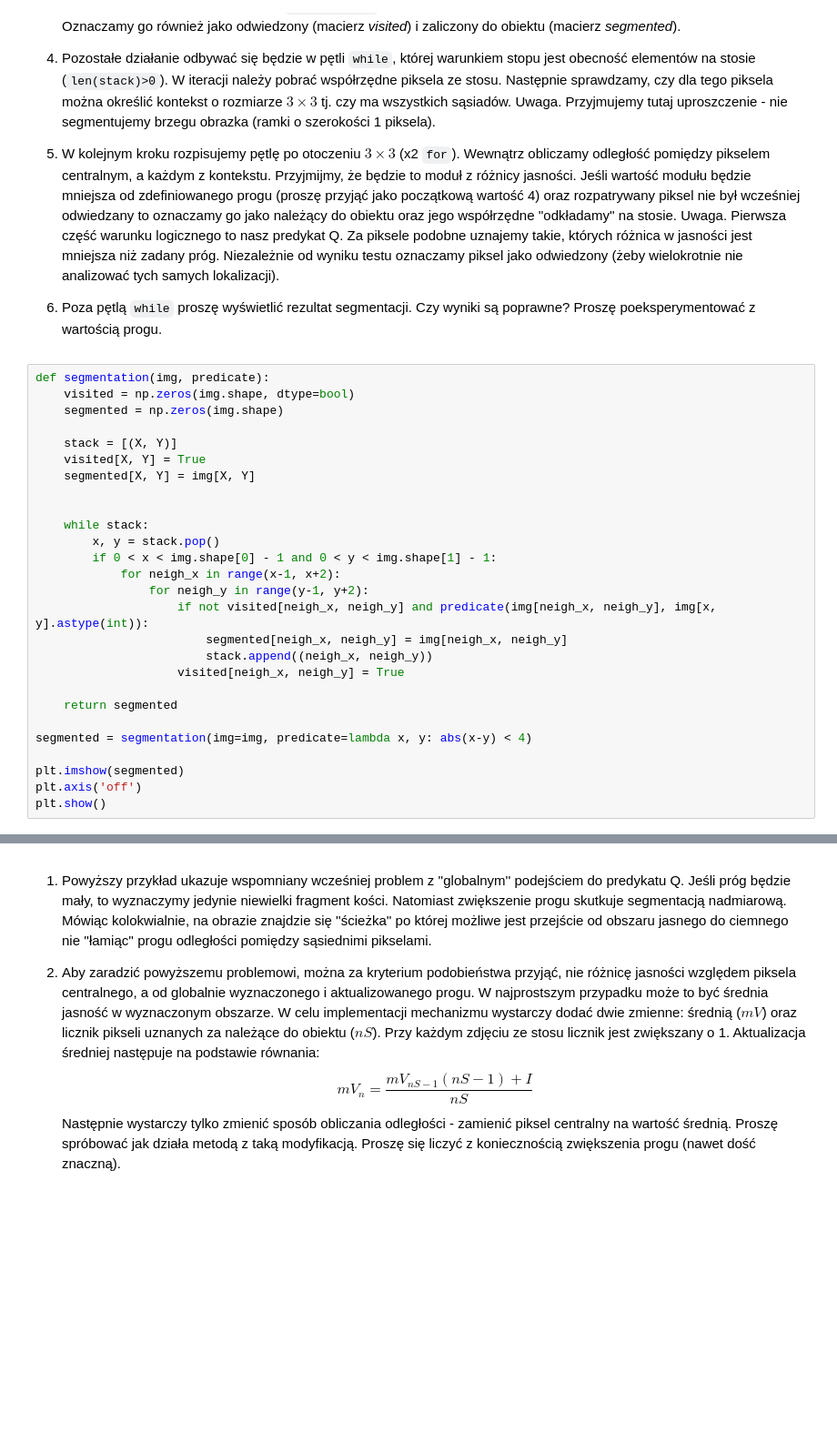
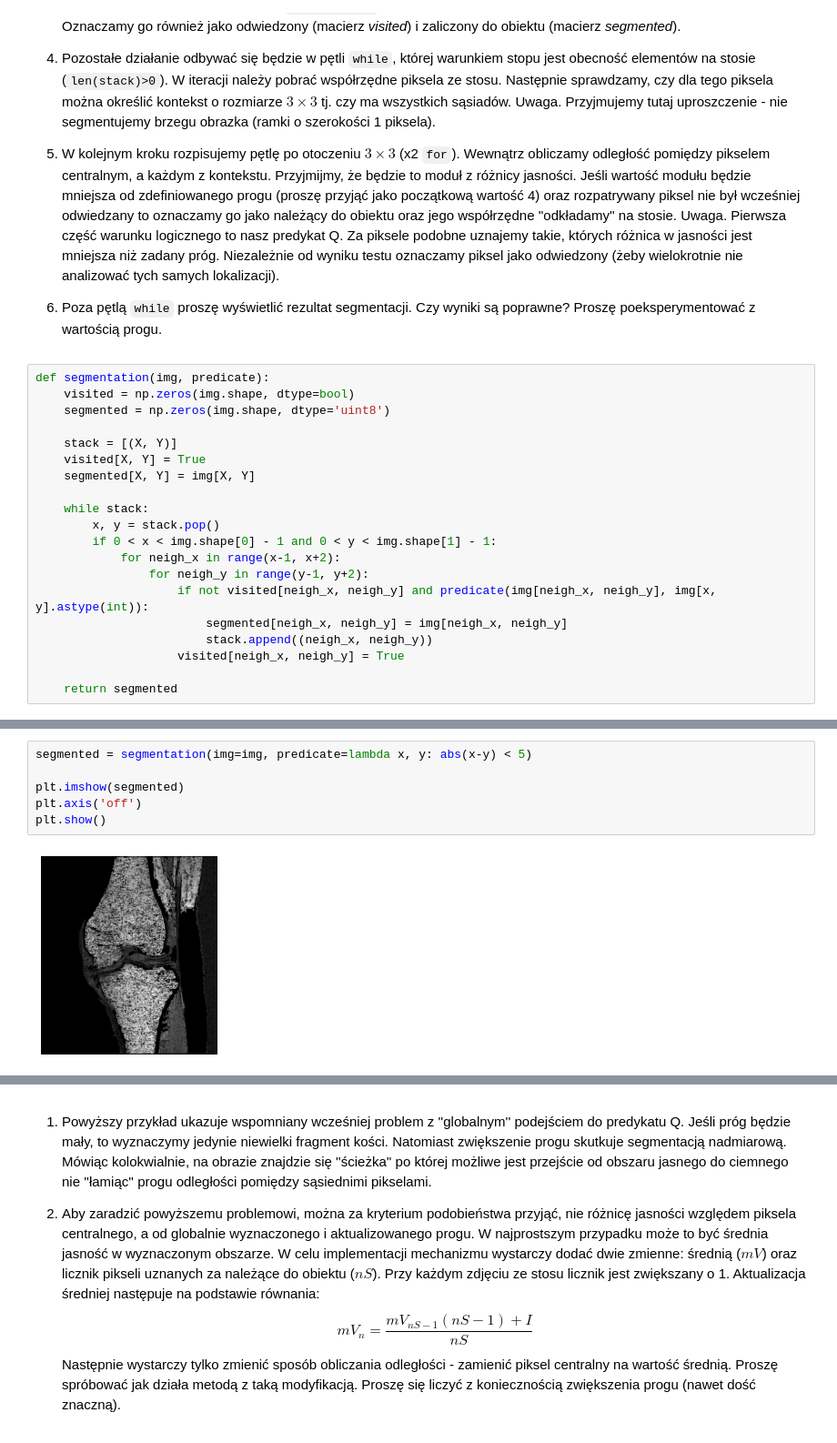
Before and after one commit to mhawryluk/wdcpo, a Jupyter notebook: lab10/10_segmentation.ipynb, the cells around one changed output, grey strips where cells are left out. Shown: that part at 91% size. Cells and saved outputs as stored; diff of their text form; blank space fills up the shorter version.

```diff
--- a/lab10/10_segmentation.ipynb
+++ b/lab10/10_segmentation.ipynb
@@ -133,12 +133,11 @@ Y = 259
 # %%
 def segmentation(img, predicate):
     visited = np.zeros(img.shape, dtype=bool)
-    segmented = np.zeros(img.shape)
+    segmented = np.zeros(img.shape, dtype='uint8')
 
     stack = [(X, Y)]
     visited[X, Y] = True
     segmented[X, Y] = img[X, Y]
-
 
     while stack:
         x, y = stack.pop()
@@ -151,9 +150,3 @@ def segmentation(img, predicate):
                     visited[neigh_x, neigh_y] = True
 
     return segmented
-
-segmented = segmentation(img=img, predicate=lambda x, y: abs(x-y) < 4)
-
-plt.imshow(segmented)
-plt.axis('off')
-plt.show()
@@ -161,0 +161,8 @@ plt.show()
+# %%
+segmented = segmentation(img=img, predicate=lambda x, y: abs(x-y) < 5)
+
+plt.imshow(segmented)
+plt.axis('off')
+plt.show()
+# %% [output]
+[figure, added]
```
Also changed, not shown: parts of 10 cells of this notebook, 1 other file.
